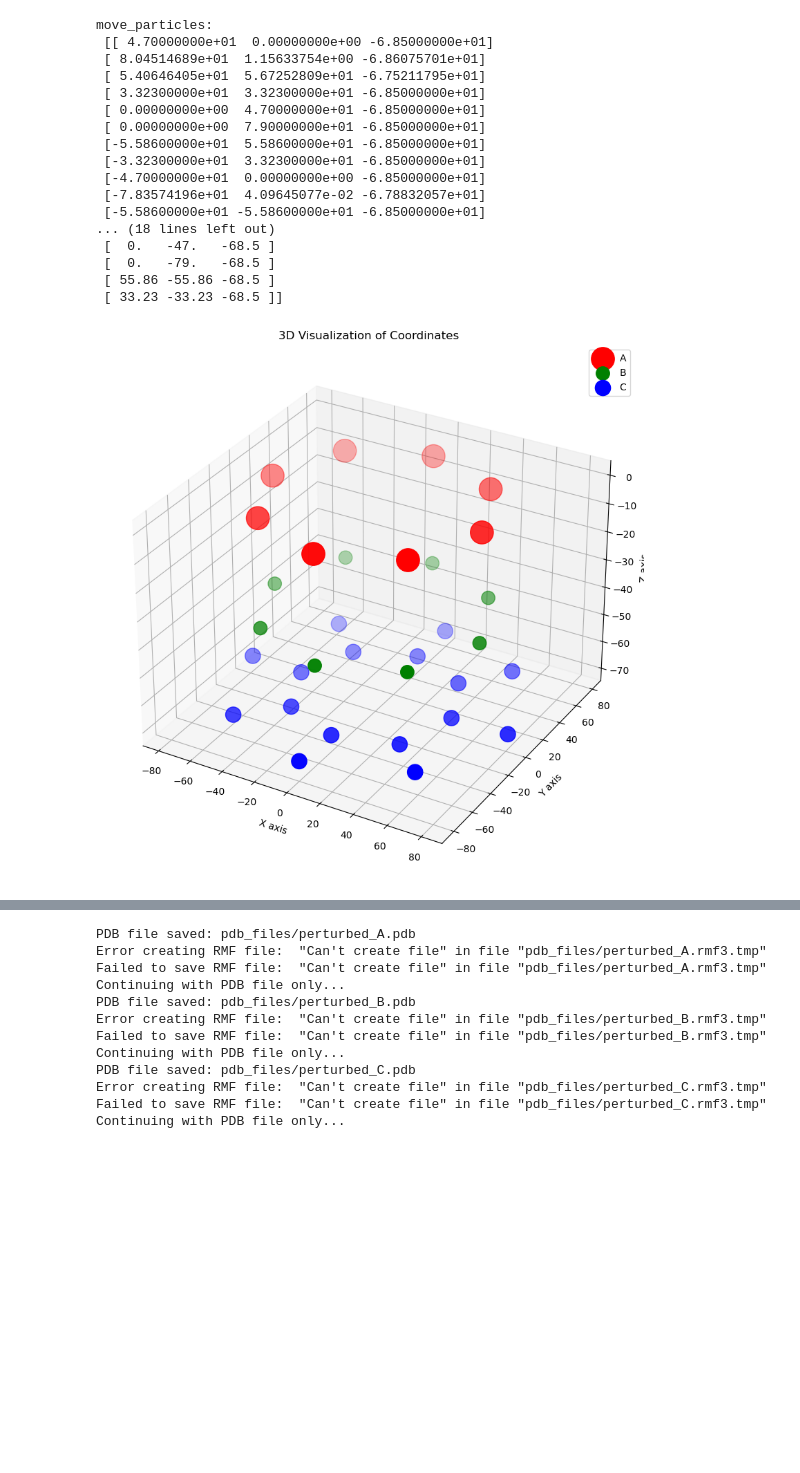
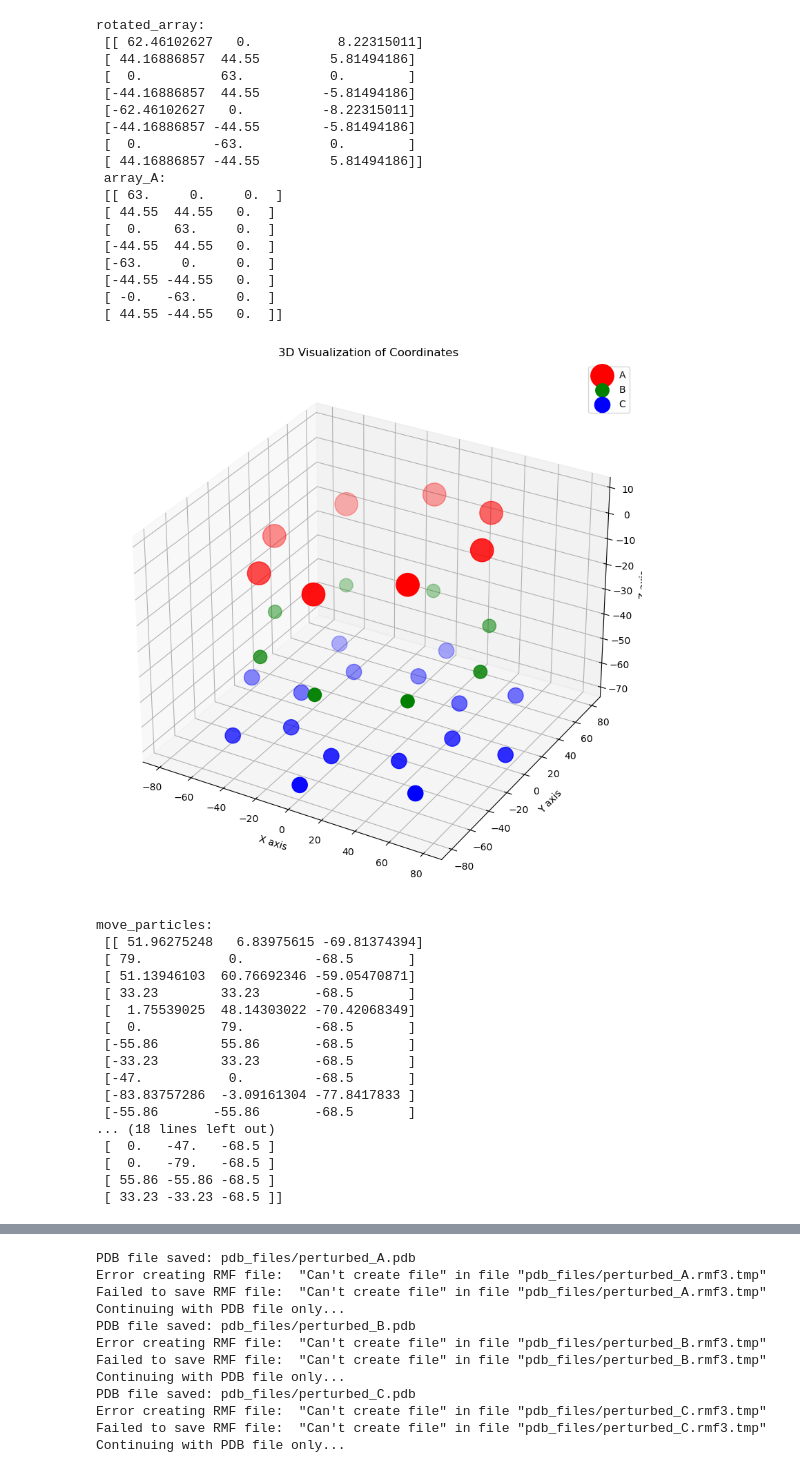
Before and after one commit to sreeganb/bhm, a Jupyter notebook: examples/toy_model_test/create_density_map.ipynb, the cells around one changed output, grey strips where cells are left out. Drawn from its saved outputs; the diff is of its cells as text; code cells hidden in the pictures; blank space fills up the shorter version.

```diff
--- a/examples/toy_model_test/create_density_map.ipynb
+++ b/examples/toy_model_test/create_density_map.ipynb
@@ -84,51 +84,69 @@ def rotate_ring(array, angle):
         [0, 1, 0],
         [-np.sin(angle), 0, np.cos(angle)]
     ])
     return np.dot(array, rotation_matrix)
 
 def shift_ring(array, shift):
     """Shift the ring by a given vector."""
     return array + shift
 
 def move_particles_randomly(array, num_particles, shift):
     """Move particles randomly within a specified range."""
     # randomly select which subset of particles to perturb
     perturbation_indices = np.random.choice(array.shape[0], num_particles, replace=False)
     # create a copy of the array to avoid modifying the original
     perturbed_array = array.copy()
     # apply perturbations to the selected particles
     for index in perturbation_indices:
         # choose a random coordinate shift
         random_shift = np.random.uniform(-shift, shift, size=3)
         perturbed_array[index] += random_shift
     # return the perturbed array
     return perturbed_array
 
 # run these and visualize the results
-rotated_array = rotate_ring(array_A, np.pi/36)
-#print("rotated_array:\n", rotated_array, "\n", "array_A:\n", array_A)
-#visualize_coordinates(rotated_array, array_B, array_C)
+rotated_array = rotate_ring(array_A, np.pi/24)
+print("rotated_array:\n", rotated_array, "\n", "array_A:\n", array_A)
+visualize_coordinates(rotated_array, array_B, array_C)
 #visualize_coordinates(array_A, array_B, array_C)
 
 move_particles = move_particles_randomly(array_C, 5, 10.0)
 print("move_particles:\n", move_particles, "\n", "array_C:\n", array_C)
 visualize_coordinates(array_A, array_B, move_particles)
 # %% [output]
-move_particles:
- [[ 4.70000000e+01  0.00000000e+00 -6.85000000e+01]
- [ 8.04514689e+01  1.15633754e+00 -6.86075701e+01]
- [ 5.40646405e+01  5.67252809e+01 -6.75211795e+01]
- [ 3.32300000e+01  3.32300000e+01 -6.85000000e+01]
- [ 0.00000000e+00  4.70000000e+01 -6.85000000e+01]
- [ 0.00000000e+00  7.90000000e+01 -6.85000000e+01]
- [-5.58600000e+01  5.58600000e+01 -6.85000000e+01]
- [-3.32300000e+01  3.32300000e+01 -6.85000000e+01]
- [-4.70000000e+01  0.00000000e+00 -6.85000000e+01]
- [-7.83574196e+01  4.09645077e-02 -6.78832057e+01]
- [-5.58600000e+01 -5.58600000e+01 -6.85000000e+01]
-... (18 lines left out)
- [  0.   -47.   -68.5 ]
- [  0.   -79.   -68.5 ]
- [ 55.86 -55.86 -68.5 ]
- [ 33.23 -33.23 -68.5 ]]
+rotated_array:
+ [[ 62.46102627   0.           8.22315011]
+ [ 44.16886857  44.55         5.81494186]
+ [  0.          63.           0.        ]
+ [-44.16886857  44.55        -5.81494186]
+ [-62.46102627   0.          -8.22315011]
+ [-44.16886857 -44.55        -5.81494186]
+ [  0.         -63.           0.        ]
+ [ 44.16886857 -44.55         5.81494186]]
+ array_A:
+ [[ 63.     0.     0.  ]
+ [ 44.55  44.55   0.  ]
+ [  0.    63.     0.  ]
+ [-44.55  44.55   0.  ]
+ [-63.     0.     0.  ]
+ [-44.55 -44.55   0.  ]
+ [ -0.   -63.     0.  ]
+ [ 44.55 -44.55   0.  ]]
-[figure, old version]
+[figure, new version]
+move_particles:
+ [[ 51.96275248   6.83975615 -69.81374394]
+ [ 79.           0.         -68.5       ]
+ [ 51.13946103  60.76692346 -59.05470871]
+ [ 33.23        33.23       -68.5       ]
+ [  1.75539025  48.14303022 -70.42068349]
+ [  0.          79.         -68.5       ]
+ [-55.86        55.86       -68.5       ]
+ [-33.23        33.23       -68.5       ]
+ [-47.           0.         -68.5       ]
+ [-83.83757286  -3.09161304 -77.8417833 ]
+ [-55.86       -55.86       -68.5       ]
+... (18 lines left out)
+ [  0.   -47.   -68.5 ]
+ [  0.   -79.   -68.5 ]
+ [ 55.86 -55.86 -68.5 ]
+ [ 33.23 -33.23 -68.5 ]]
```
Also changed, not shown: parts of 3 cells of this notebook.
